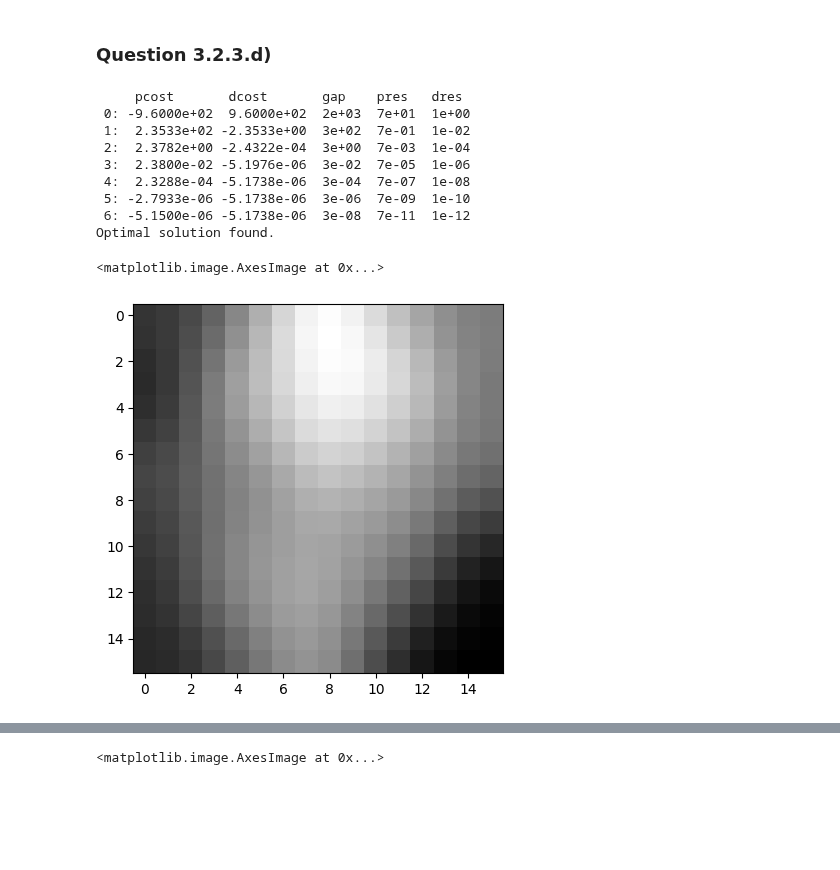
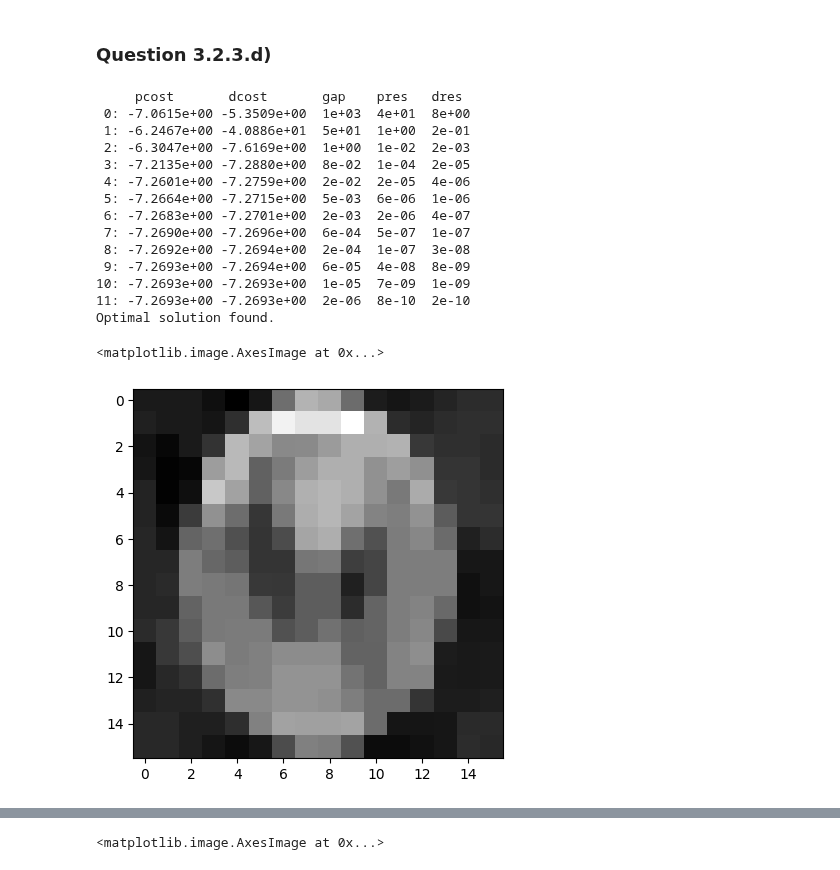
Before and after one commit to VDeumier/Projet_UE11, a Jupyter notebook: projet-opti-ts/X-Ray Tomography.ipynb, the cells around one changed output, grey strips where cells are left out. Saved outputs shown, nothing was run; the diff lists cells and outputs as text; code cells hidden in the pictures; blank space fills up the shorter version.

```diff
--- a/projet-opti-ts/X-Ray Tomography.ipynb
+++ b/projet-opti-ts/X-Ray Tomography.ipynb
@@ -530,42 +530,47 @@ from cvxopt import matrix, solvers
 from scipy import linalg
 mu=10e-4
 Qe=linalg.block_diag(1/2*(np.dot(np.conjugate(np.transpose(M)), M))+np.dot(np.transpose(M),np.conjugate(M)),np.zeros((2*N*(N-1),2*N*(N-1))),np.zeros((2*N*(N-1),2*N*(N-1)))).real
-ae =np.transpose(np.block([-2*np.dot(np.transpose(M), mu*np.conjugate(m)).real, np.ones(2*N*(N-1)), np.ones(2*N*(N-1))]))
+ae =np.transpose(np.block([-2*np.dot(np.transpose(M),np.conjugate(m)).real, mu*np.ones(2*N*(N-1)), mu*np.ones(2*N*(N-1))]))
 ce = 1/2*np.linalg.norm(m)**2
 G = linalg.block_diag(np.zeros((N*N,N*N)), -np.eye(2*N*(N-1)), -np.eye(2*N*(N-1)))
 h = np.zeros(N*N+4*N*(N-1))
 A = np.block([Dg, -np.eye(2*N*(N-1)),np.eye(2*N*(N-1))])
 b = np.zeros(2*N*(N-1)) # Votre vecteur b
 
 # Convertir les matrices en matrices CVXOPT
 Qe = matrix(Qe)
 ae = matrix(ae)
 G = matrix(G)
 h = matrix(h)
 A = matrix(A)
 b = matrix(b)
 
 # Résoudre le problème d'optimisation
 start_time = time.time()
 sol = np.array(solvers.coneqp(P=Qe, q=ae, G=G, h=h, A=A, b=b)['x'])
 end_time = time.time()
 f= sol[0:N*N]
 s1=sol[N*N:N*N+2*N*(N-1)]
 s2=sol[N*N+2*N*(N-1):]
 f=f.reshape(N,N)
 plt.imshow(f, cmap='gray')
 # %% [output]
      pcost       dcost       gap    pres   dres
- 0: -9.6000e+02  9.6000e+02  2e+03  7e+01  1e+00
- 1:  2.3533e+02 -2.3533e+00  3e+02  7e-01  1e-02
- 2:  2.3782e+00 -2.4322e-04  3e+00  7e-03  1e-04
- 3:  2.3800e-02 -5.1976e-06  3e-02  7e-05  1e-06
- 4:  2.3288e-04 -5.1738e-06  3e-04  7e-07  1e-08
- 5: -2.7933e-06 -5.1738e-06  3e-06  7e-09  1e-10
- 6: -5.1500e-06 -5.1738e-06  3e-08  7e-11  1e-12
+ 0: -7.0615e+00 -5.3509e+00  1e+03  4e+01  8e+00
+ 1: -6.2467e+00 -4.0886e+01  5e+01  1e+00  2e-01
+ 2: -6.3047e+00 -7.6169e+00  1e+00  1e-02  2e-03
+ 3: -7.2135e+00 -7.2880e+00  8e-02  1e-04  2e-05
+ 4: -7.2601e+00 -7.2759e+00  2e-02  2e-05  4e-06
+ 5: -7.2664e+00 -7.2715e+00  5e-03  6e-06  1e-06
+ 6: -7.2683e+00 -7.2701e+00  2e-03  2e-06  4e-07
+ 7: -7.2690e+00 -7.2696e+00  6e-04  5e-07  1e-07
+ 8: -7.2692e+00 -7.2694e+00  2e-04  1e-07  3e-08
+ 9: -7.2693e+00 -7.2694e+00  6e-05  4e-08  8e-09
+10: -7.2693e+00 -7.2693e+00  1e-05  7e-09  1e-09
+11: -7.2693e+00 -7.2693e+00  2e-06  8e-10  2e-10
 Optimal solution found.
 <matplotlib.image.AxesImage at 0x...>
-[figure, old version]
+[figure, new version]
 # %% [markdown]
 ### Question 3.2.4.a)
 
```
Also changed, not shown: parts of 2 cells of this notebook.
